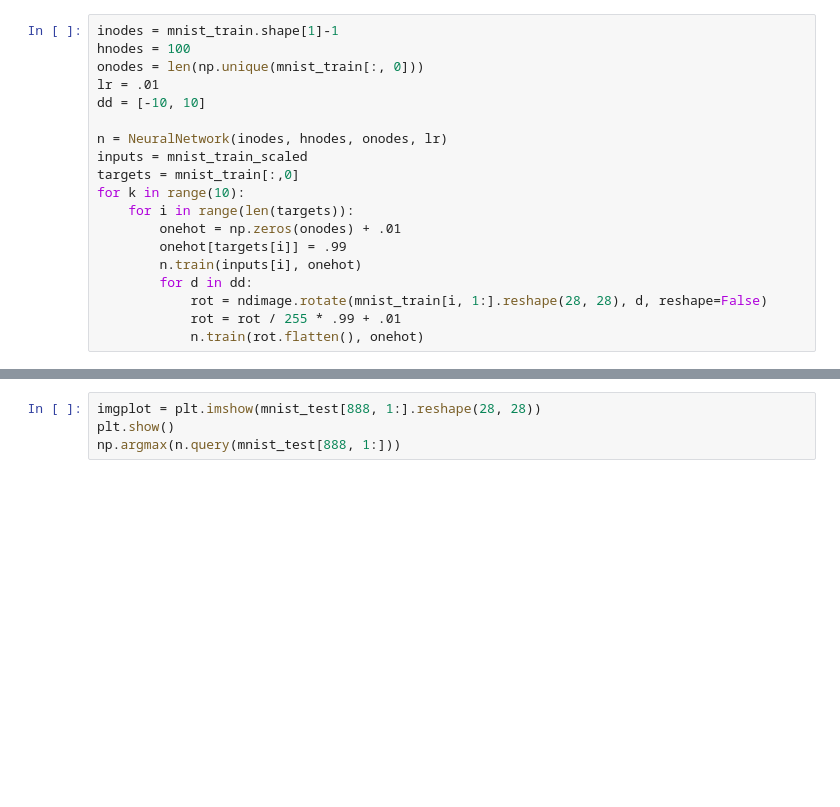
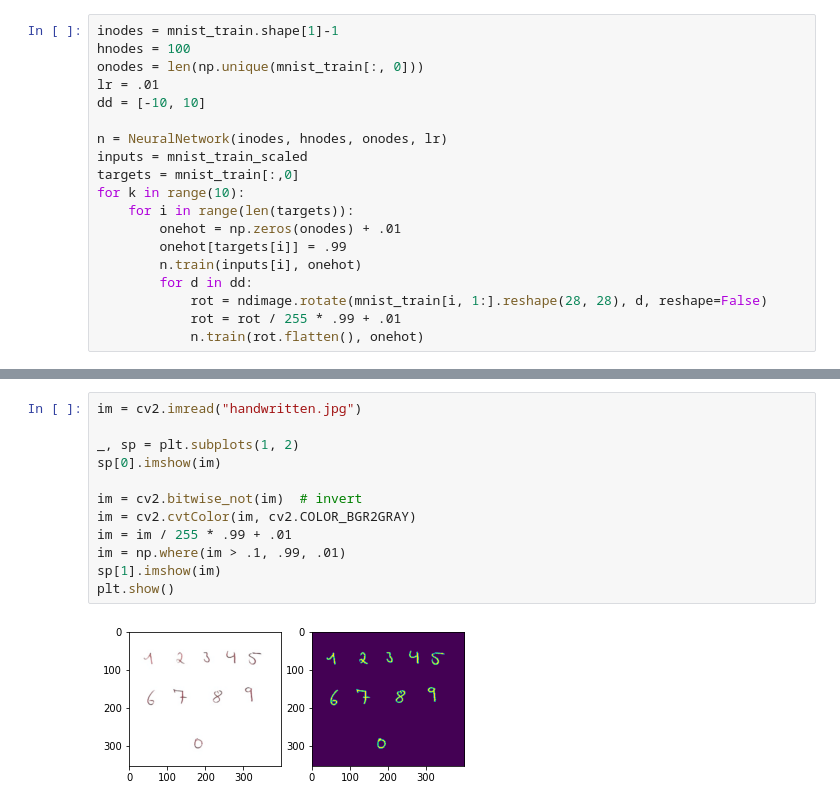
Before and after one commit to Zemke/ml, a Jupyter notebook: myonn.ipynb, the cells around one changed output, grey strips where cells are left out. Drawn from its saved outputs; the diff is of its cells as text; blank space fills up the shorter version.

Commit message:
MNIST and handwriting for MYONN

```diff
--- a/myonn.ipynb
+++ b/myonn.ipynb
@@ -98,4 +99,14 @@ correct / mnist_test.shape[0]
-# %%
-imgplot = plt.imshow(mnist_test[888, 1:].reshape(28, 28))
-plt.show()
-np.argmax(n.query(mnist_test[888, 1:]))
+# %%
+im = cv2.imread("handwritten.jpg")
+
+_, sp = plt.subplots(1, 2)
+sp[0].imshow(im)
+
+im = cv2.bitwise_not(im)  # invert
+im = cv2.cvtColor(im, cv2.COLOR_BGR2GRAY)
+im = im / 255 * .99 + .01
+im = np.where(im > .1, .99, .01)
+sp[1].imshow(im)
+plt.show()
+# %% [output]
+[figure, added]
```
Also changed, not shown: parts of 4 cells of this notebook.
